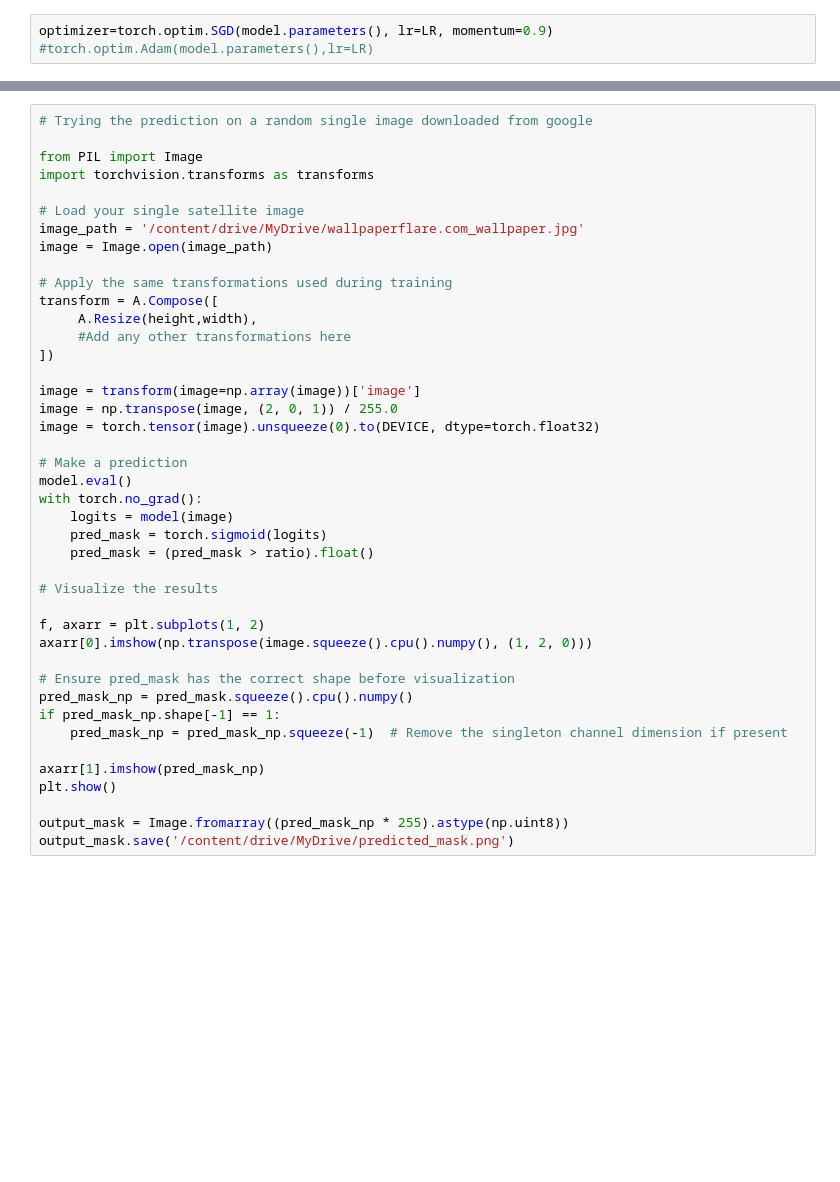
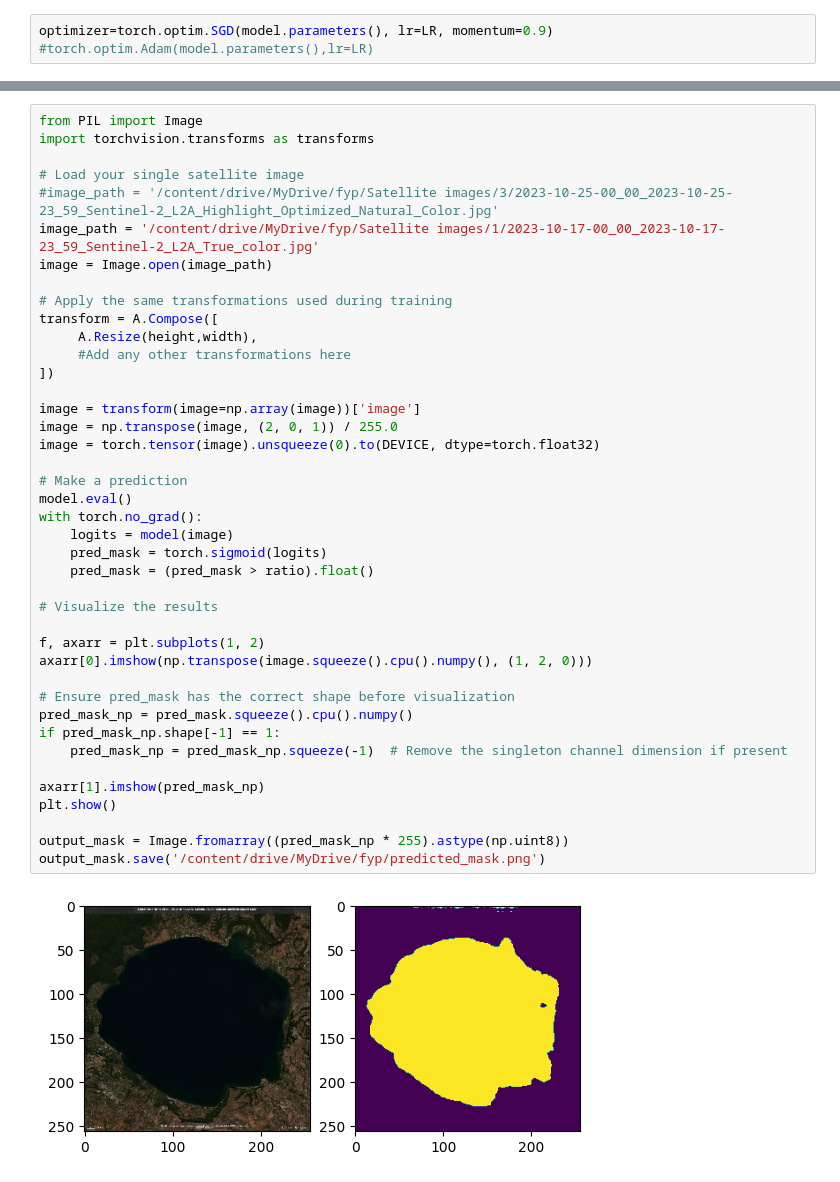
Before and after one commit to DhanvithShetty/HydroLens, a Jupyter notebook: HydroLens.ipynb, the cells around one changed output, grey strips where cells are left out. Cells and saved outputs as stored; diff of their text form; blank space fills up the shorter version.

```diff
--- a/HydroLens.ipynb
+++ b/HydroLens.ipynb
@@ -245,42 +312,43 @@ axarr[2].imshow(np.transpose(pred_mask.detach().cpu().squeeze(0), (1,2,0)))
 # %%
-# Trying the prediction on a random single image downloaded from google
-
 from PIL import Image
 import torchvision.transforms as transforms
 
 # Load your single satellite image
-image_path = '/content/drive/MyDrive/wallpaperflare.com_wallpaper.jpg'
+#image_path = '/content/drive/MyDrive/fyp/Satellite images/3/2023-10-25-00_00_2023-10-25-23_59_Sentinel-2_L2A_Highlight_Optimized_Natural_Color.jpg'
+image_path = '/content/drive/MyDrive/fyp/Satellite images/1/2023-10-17-00_00_2023-10-17-23_59_Sentinel-2_L2A_True_color.jpg'
 image = Image.open(image_path)
 
 # Apply the same transformations used during training
 transform = A.Compose([
      A.Resize(height,width),
      #Add any other transformations here
 ])
 
 image = transform(image=np.array(image))['image']
 image = np.transpose(image, (2, 0, 1)) / 255.0
 image = torch.tensor(image).unsqueeze(0).to(DEVICE, dtype=torch.float32)
 
 # Make a prediction
 model.eval()
 with torch.no_grad():
     logits = model(image)
     pred_mask = torch.sigmoid(logits)
     pred_mask = (pred_mask > ratio).float()
 
 # Visualize the results
 
 f, axarr = plt.subplots(1, 2)
 axarr[0].imshow(np.transpose(image.squeeze().cpu().numpy(), (1, 2, 0)))
 
 # Ensure pred_mask has the correct shape before visualization
 pred_mask_np = pred_mask.squeeze().cpu().numpy()
 if pred_mask_np.shape[-1] == 1:
     pred_mask_np = pred_mask_np.squeeze(-1)  # Remove the singleton channel dimension if present
 
 axarr[1].imshow(pred_mask_np)
 plt.show()
 
 output_mask = Image.fromarray((pred_mask_np * 255).astype(np.uint8))
-output_mask.save('/content/drive/MyDrive/predicted_mask.png')
+output_mask.save('/content/drive/MyDrive/fyp/predicted_mask.png')
+# %% [output]
+[figure, added]
```
Also changed, not shown: parts of 11 cells of this notebook.
